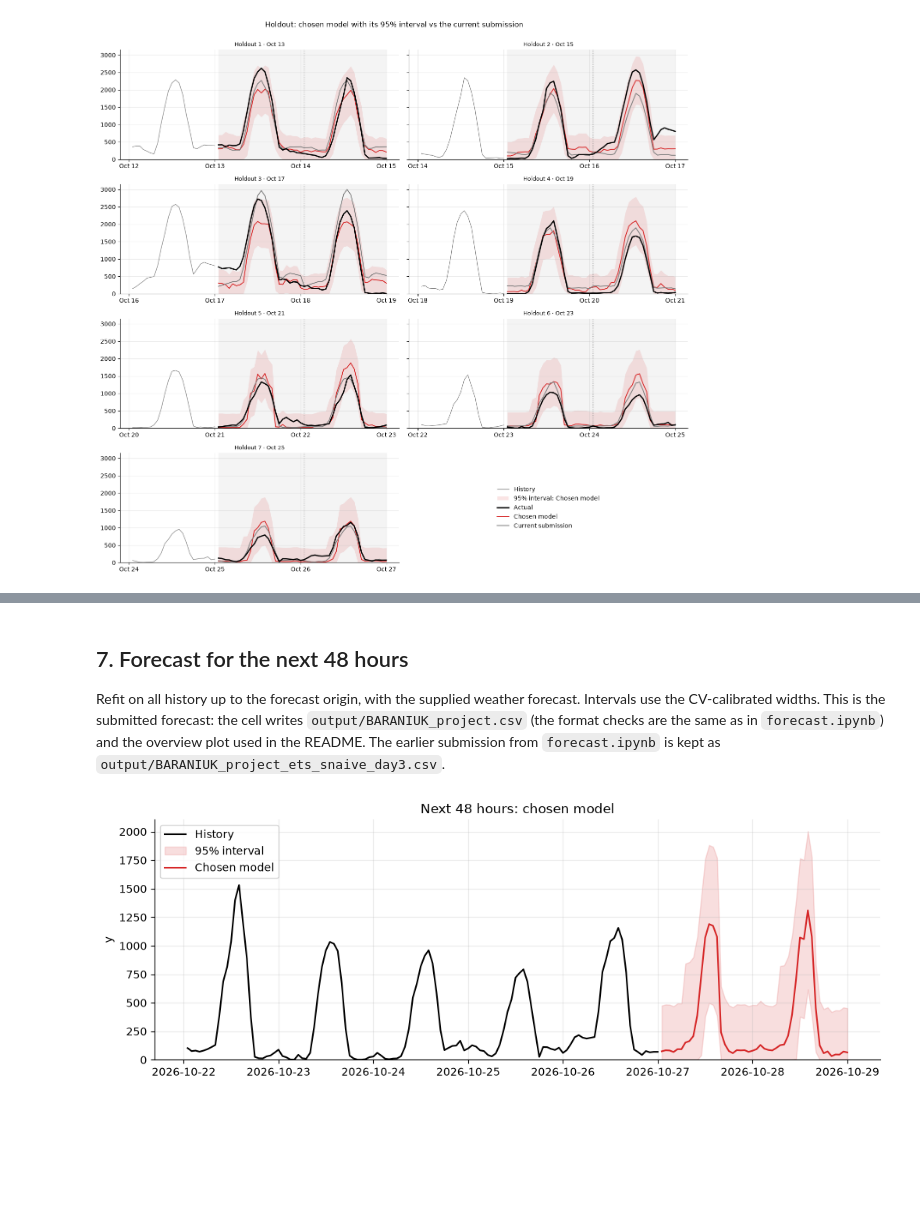
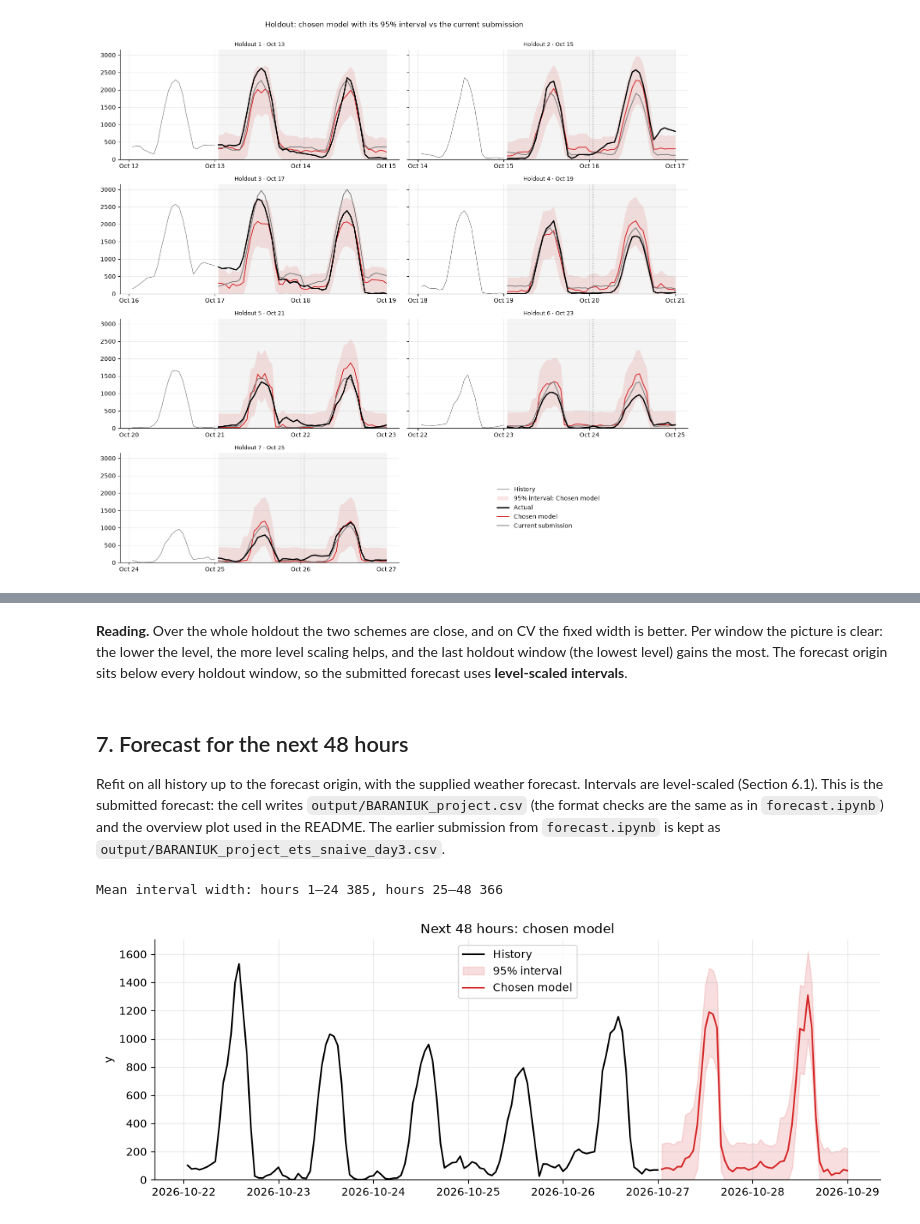
Before and after one commit to tbaraniuk/time-series_energy-consumption, a Jupyter notebook: notebooks/lightgbm_blend.ipynb, the cells around one changed output, grey strips where cells are left out. Cells and saved outputs as stored; diff of their text form; code cells hidden in the pictures; blank space fills up the shorter version.

Commit message:
feature/lightgbm-blend: Scale interval widths by the recent generation level
Co-Authored-By: Claude Opus 5.5 <noreply@anthropic.com>

```diff
--- a/notebooks/lightgbm_blend.ipynb
+++ b/notebooks/lightgbm_blend.ipynb
@@ -29,7 +30,7 @@ from IPython.display import display
 
 from final.lgbm_baseline import (
     DAY, DAY_PARTS, H, MODEL_COLORS, MODEL_NAMES, PARTS,
-    autoets, calibrate_halfwidths, interval, make_features, mape,
+    autoets, calibrate_halfwidths, interval, make_features, mape, recent_level,
     plot_window_grid, rmse, seasonal_naive, winkler,
 )
 
@@ -48,6 +49,7 @@ ETS_TRAIN_DAYS = 46
 CV_N_FOLDS = 14
 HOLDOUT_DAYS = 14
 BLEND_WEIGHTS = [0, 0.25, 0.5, 0.75, 1]
+INTERVAL_LEVEL_DAYS = 7     # Level-scaled intervals: errors relative to the mean of the last 7 days.
 SUBMISSION_SCALE = 0.7      # Interval scale used by the saved forecast in forecast.ipynb.
 SEED = 42
 
@@ -165,9 +169,10 @@ def pooled(origins, point, bands=None, parts=PARTS):
     return pd.DataFrame(rows).T
 
 
-def calibrated_bands(point, calibration_origins=cv_origins):
-    widths = calibrate_halfwidths(y, daylight, calibration_origins, point)
-    return {o: interval(point[o], daylight[o : o + H], widths) for o in point}
+def calibrated_bands(point, calibration_origins=cv_origins, level_days=None):
+    widths = calibrate_halfwidths(y, daylight, calibration_origins, point, level_days=level_days)
+    scale = (lambda o: recent_level(y, o, level_days)) if level_days else (lambda o: 1.0)
+    return {o: interval(point[o], daylight[o : o + H], widths, scale(o)) for o in point}
 # %% [markdown]
 ## 3. Selection rule
 
@@ -386,37 +430,42 @@ plt.show()
+# %% [markdown]
+**Reading.** Over the whole holdout the two schemes are close, and on CV the fixed width is better. Per window the picture is clear: the lower the level, the more level scaling helps, and the last holdout window (the lowest level) gains the most. The forecast origin sits below every holdout window, so the submitted forecast uses **level-scaled intervals**.
 # %% [markdown]
 ## 7. Forecast for the next 48 hours
 
-Refit on all history up to the forecast origin, with the supplied weather forecast. Intervals use the CV-calibrated widths. This is the submitted forecast: the cell writes `output/BARANIUK_project.csv` (the format checks are the same as in `forecast.ipynb`) and the overview plot used in the README. The earlier submission from `forecast.ipynb` is kept as `output/BARANIUK_project_ets_snaive_day3.csv`.
+Refit on all history up to the forecast origin, with the supplied weather forecast. Intervals are level-scaled (Section 6.1). This is the submitted forecast: the cell writes `output/BARANIUK_project.csv` (the format checks are the same as in `forecast.ipynb`) and the overview plot used in the README. The earlier submission from `forecast.ipynb` is kept as `output/BARANIUK_project_ets_snaive_day3.csv`.
 # %%
 train = supervised[supervised.origin.between(N - TRAIN_WINDOW_DAYS * DAY, N - H)]
 model = lgb.LGBMRegressor(**LGBM_PARAMS).fit(train[FEATURES], np.log(train.target) if LOG_TARGET else train.target)
 lgbm_future = model.predict(make_features(y, N, future_weather)[FEATURES])
 lgbm_future = np.exp(lgbm_future) if LOG_TARGET else np.maximum(lgbm_future, 0.1)
 future_partners = {'autoets': autoets(data, N, ETS_TRAIN_DAYS), 'naive': seasonal_naive(y, N)}
 (key1, w1), (key2, w2) = chosen_blend['1–24'], chosen_blend['25–48']
 weights = np.repeat([w1, w2], DAY)
 partner = np.concatenate([future_partners[key1][:DAY], future_partners[key2][DAY:]])
 point = weights * lgbm_future + (1 - weights) * partner
 lower, upper = interval(point, future_weather.daylight.to_numpy(dtype=int),
-                        calibrate_halfwidths(y, daylight, cv_origins, final))
+                        calibrate_halfwidths(y, daylight, cv_origins, final, level_days=INTERVAL_LEVEL_DAYS),
+                        recent_level(y, N, INTERVAL_LEVEL_DAYS))
+print(f'Mean interval width: hours 1–24 {np.mean((upper - lower)[:DAY]):.0f}, hours 25–48 {np.mean((upper - lower)[DAY:]):.0f}')
 
 forecast = pd.DataFrame({'ds': future_weather.ds, 'forecast': point, 'lower_95': lower, 'upper_95': upper})
 assert len(forecast) == H and forecast.notna().all().all()
 assert (forecast.lower_95 >= 0).all()
 assert ((forecast.lower_95 <= forecast.forecast) & (forecast.forecast <= forecast.upper_95)).all()
 forecast.to_csv(ROOT / 'output/BARANIUK_project.csv', index=False)
 
 fig, ax = plt.subplots(figsize=(12, 4))
 ax.plot(data.ds.iloc[-5 * DAY:], y[-5 * DAY:], color='black', label='History')
 ax.fill_between(forecast.ds, lower, upper, color=MODEL_COLORS['final'], alpha=0.15, label='95% interval')
 ax.plot(forecast.ds, point, color=MODEL_COLORS['final'], label='Chosen model')
 ax.set(title='Next 48 hours: chosen model', ylabel='y')
 ax.set_ylim(bottom=0)
 ax.legend()
 fig.savefig(ROOT / 'assets/forecast-overview.png', dpi=120, bbox_inches='tight')
 plt.show()
 # %% [output]
+Mean interval width: hours 1–24 385, hours 25–48 366
-[figure, old version]
+[figure, new version]
 # %% [markdown]
 ## 8. Summary
 
```
Also changed, not shown: parts of 5 cells of this notebook, 4 other files.
